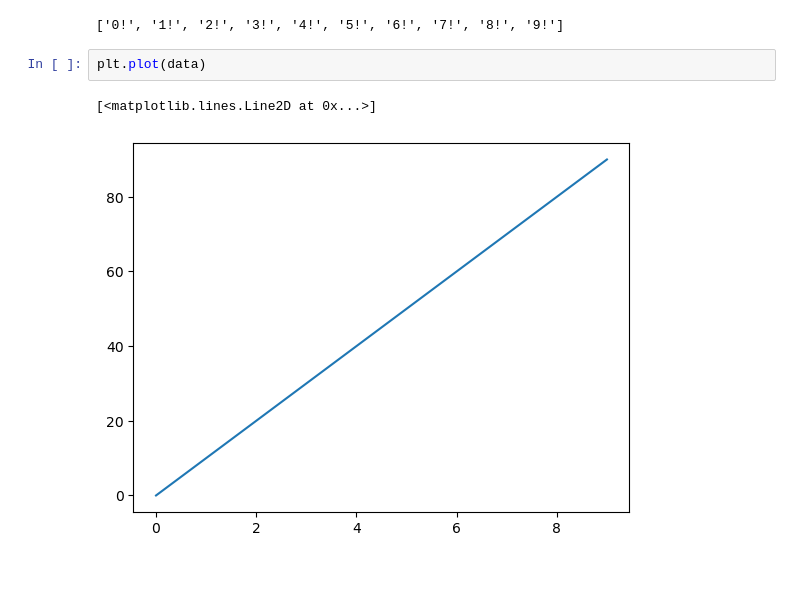
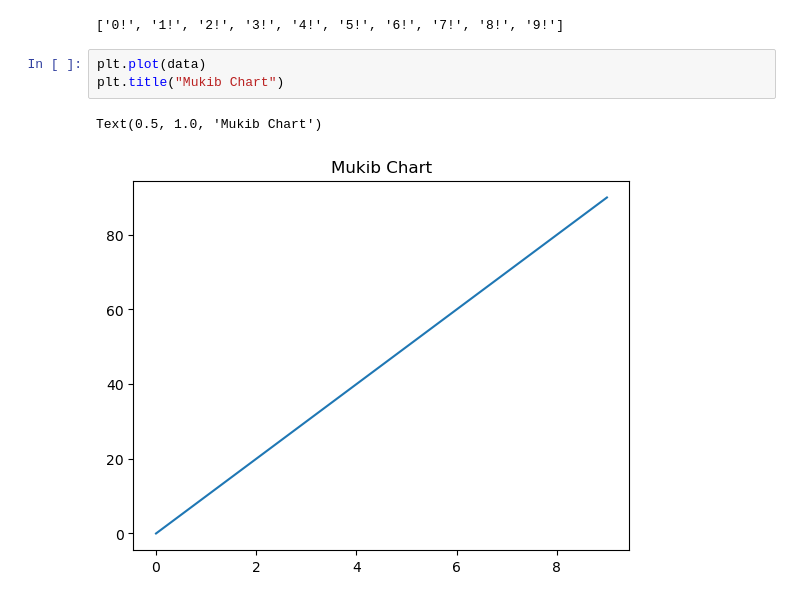
Before and after one commit to MukibHossain/Data-Visualization-using-Matplotlib-Numpy-Pandas, a Jupyter notebook: basics.ipynb, the cells around one changed output. Drawn from its saved outputs; the diff is of its cells as text; blank space fills up the shorter version.

```diff
--- a/basics.ipynb
+++ b/basics.ipynb
@@ -12,6 +12,7 @@ lables
 ['0!', '1!', '2!', '3!', '4!', '5!', '6!', '7!', '8!', '9!']
 # %%
 plt.plot(data)
+plt.title("Mukib Chart")
 # %% [output]
-[<matplotlib.lines.Line2D at 0x...>]
+Text(0.5, 1.0, 'Mukib Chart')
-[figure, old version]
+[figure, new version]
```
Also changed, not shown: parts of 1 cell of this notebook, 1 other file.
